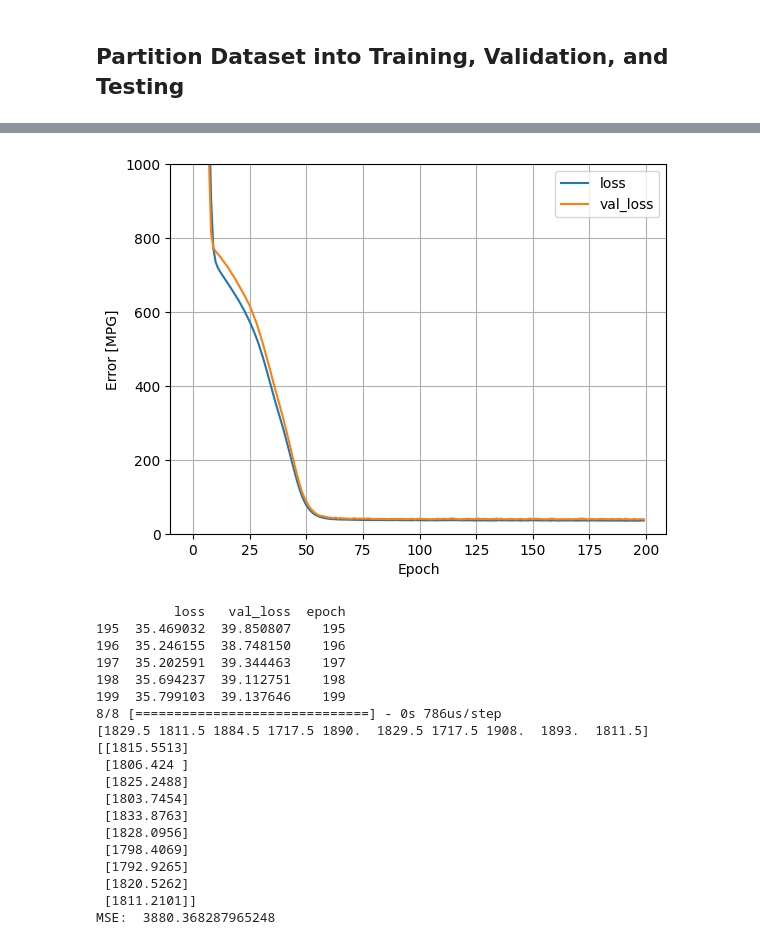
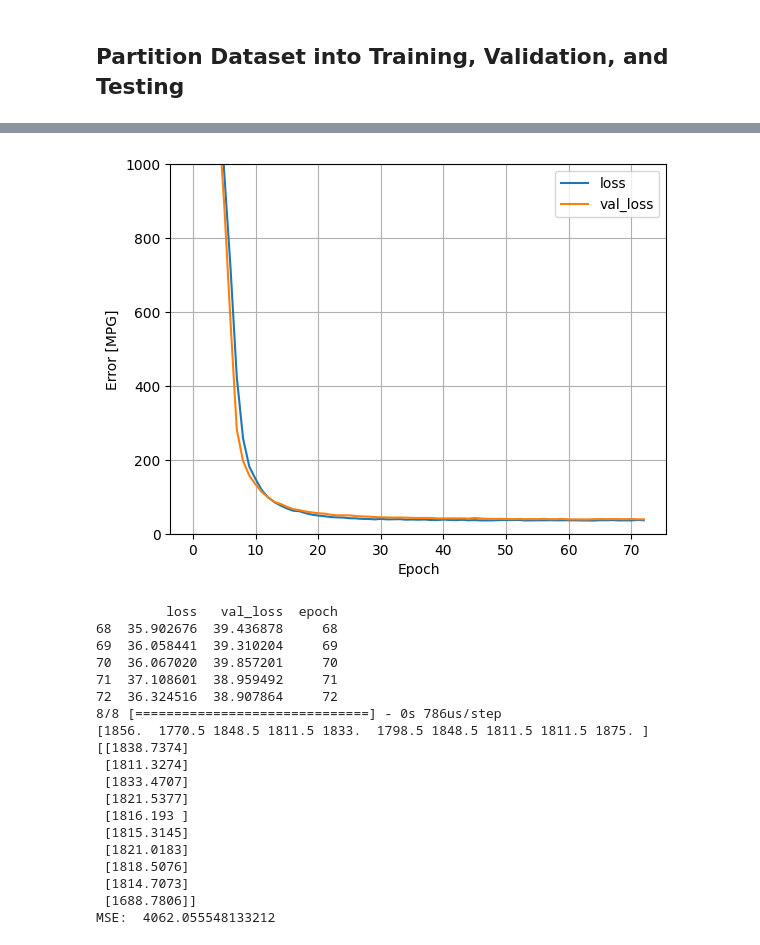
Before and after one commit to Purdue-Artificial-Intelligence-in-Music/Mus2Vid-code, a Jupyter notebook: Genre_NN/classical_year_model.ipynb, the cells around one changed output, grey strips where cells are left out. Drawn from its saved outputs; the diff is of its cells as text; code cells hidden in the pictures.

```diff
--- a/Genre_NN/classical_year_model.ipynb
+++ b/Genre_NN/classical_year_model.ipynb
@@ -98,5 +88,6 @@ print(matched_midi_df.head())
 import pickle
 
 # If saved, load matched_midi_df from the saved pickle file
-with open('../matched_midi_classical.pkl', 'rb') as f:
+with open('matched_midi.pkl', 'rb') as f:
     matched_midi_df = pickle.load(f)
+print(matched_midi_df.head())
@@ -108,7 +97,7 @@ FileNotFoundError: [Errno 2] No such file or directory: '../matched_midi_classic
 import pickle
 import numpy as np
 import pretty_midi
-from sklearn.utils import resample
+from chord_detection.chord_detection_pyfile import calculate_song_chords, chord_changes, n_grams
 
 def normalize_features(features):
     """
@@ -178,9 +167,18 @@ def get_features(midi_obj):
     chroma = midi_obj.get_chroma()
     # pitch_class_hist: the sum of the chroma matrix along the pitch axis
     pitch_class_hist = np.sum(chroma, axis=1)
+    # Chord detection functions
+    # chords = calculate_song_chords(midi_obj)
+    # changes = chord_changes(chords, midi_obj)
+    # grams = n_grams(chords, 3)
 
-    return [tempo, num_sig_changes, resolution, ts_1,
-                    ts_2, melody_complexity, melody_range] + list(pitch_class_hist) # + list(melody_contour))
+    features = normalize_features([tempo, num_sig_changes, resolution, ts_1,
+                            ts_2, melody_complexity, melody_range])
+    features.append(list(pitch_class_hist))
+    # features.append(chords)
+    # features.append(changes)
+    # features.append(grams)
+    return features
 
 def extract_midi_features(midi_df):
     """
@@ -197,12 +195,11 @@ def extract_midi_features(midi_df):
         numpy.ndarray: A matrix of features along with labels.
     """
     all_features = []  # List to store all extracted features
-    # iters = 0
+    iters = 0
     for index, row in midi_df.iterrows():
-        # print(iters)
-        # iters += 1
-        song = row['midi_obj']
-        obj_features = get_features(song)
+        print(iters)
+        iters += 1
+        obj_features = get_features(row['midi_obj'])
         obj_features.append(row['year'])
         all_features.append(obj_features)
     # Return the numpy array of all extracted features along with corresponding years
@@ -239,7 +224,7 @@ with open('labeled_features_clssical.pkl', 'wb') as f:
 import pickle
 
 # If saved, load matched_midi_df from the saved pickle file
-with open('labeled_features_over.pkl', 'rb') as f:
+with open('labeled_features_clssical.pkl', 'rb') as f:
     labeled_features = pickle.load(f)
 
 print(labeled_features.shape)
@@ -323,12 +308,11 @@ import matplotlib.pyplot as plt
 
 
 # Define the model architecture
-normalizer = keras.layers.Normalization(axis=-1)
-normalizer.adapt(np.array(training_features))
+normalizer = keras.layers.BatchNormalization()
 model = keras.Sequential([
     normalizer,
-    keras.layers.Dense(17, activation='relu'), # There are 17 variables in the feature matrix
-    keras.layers.Dense(12, activation='relu'), # 2/3 the input layer + 1
+    keras.layers.Dense(19, activation='relu'), # There are 17 variables in the feature matrix
+    keras.layers.Dense(14, activation='relu'), # 2/3 the input layer + 1
     keras.layers.Dense(1) # Regression problem, so there's 1 output neuron
 ])
 
@@ -375,14 +359,6 @@ plt.show()
 # Save the entire model to an h5 file
 model.save("my_model.h5")
 
-# Optionally save the entire model as a pickle file
-# with open('my_model.pkl', 'wb') as f:
-    # pickle.dump(model, f)
-
-# Optionally load the pickled model from file
-# with open('my_model.pkl', 'rb') as f:
-#     model = pickle.load(f)
-
 # Use the loaded model for prediction
 hist = pd.DataFrame(history.history)
 hist['epoch'] = history.epoch
@@ -417,19 +393,19 @@ Epoch 200/200
-[figure, old version]
+[figure, new version]
-          loss   val_loss  epoch
-195  35.469032  39.850807    195
-196  35.246155  38.748150    196
-197  35.202591  39.344463    197
-198  35.694237  39.112751    198
-199  35.799103  39.137646    199
+         loss   val_loss  epoch
+68  35.902676  39.436878     68
+69  36.058441  39.310204     69
+70  36.067020  39.857201     70
+71  37.108601  38.959492     71
+72  36.324516  38.907864     72
 8/8 [==============================] - 0s 786us/step
-[1829.5 1811.5 1884.5 1717.5 1890.  1829.5 1717.5 1908.  1893.  1811.5] [[1815.5513]
- [1806.424 ]
- [1825.2488]
- [1803.7454]
- [1833.8763]
- [1828.0956]
- [1798.4069]
- [1792.9265]
- [1820.5262]
- [1811.2101]]
-MSE:  3880.368287965248
+[1856.  1770.5 1848.5 1811.5 1833.  1798.5 1848.5 1811.5 1811.5 1875. ] [[1838.7374]
+ [1811.3274]
+ [1833.4707]
+ [1821.5377]
+ [1816.193 ]
+ [1815.3145]
+ [1821.0183]
+ [1818.5076]
+ [1814.7073]
+ [1688.7806]]
+MSE:  4062.055548133212
```
Also changed, not shown: parts of 9 cells of this notebook, 10 other files.
